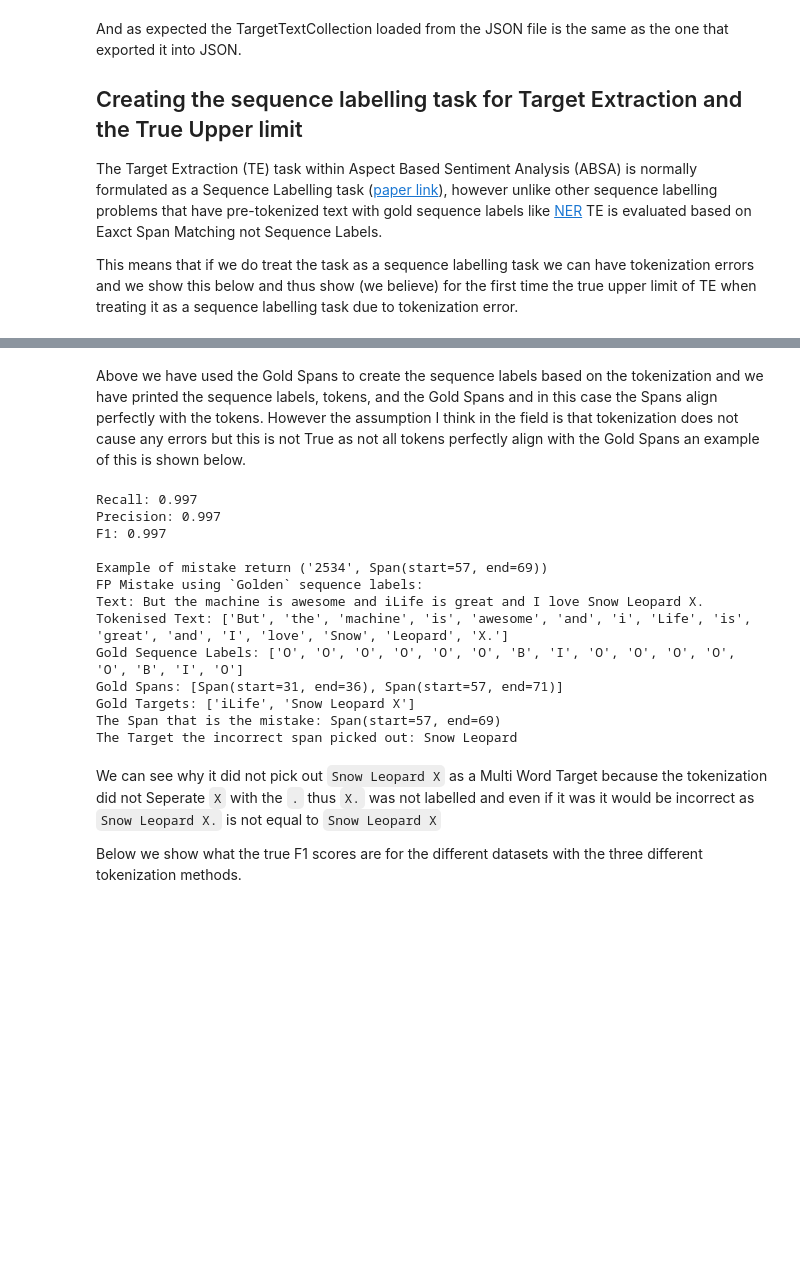
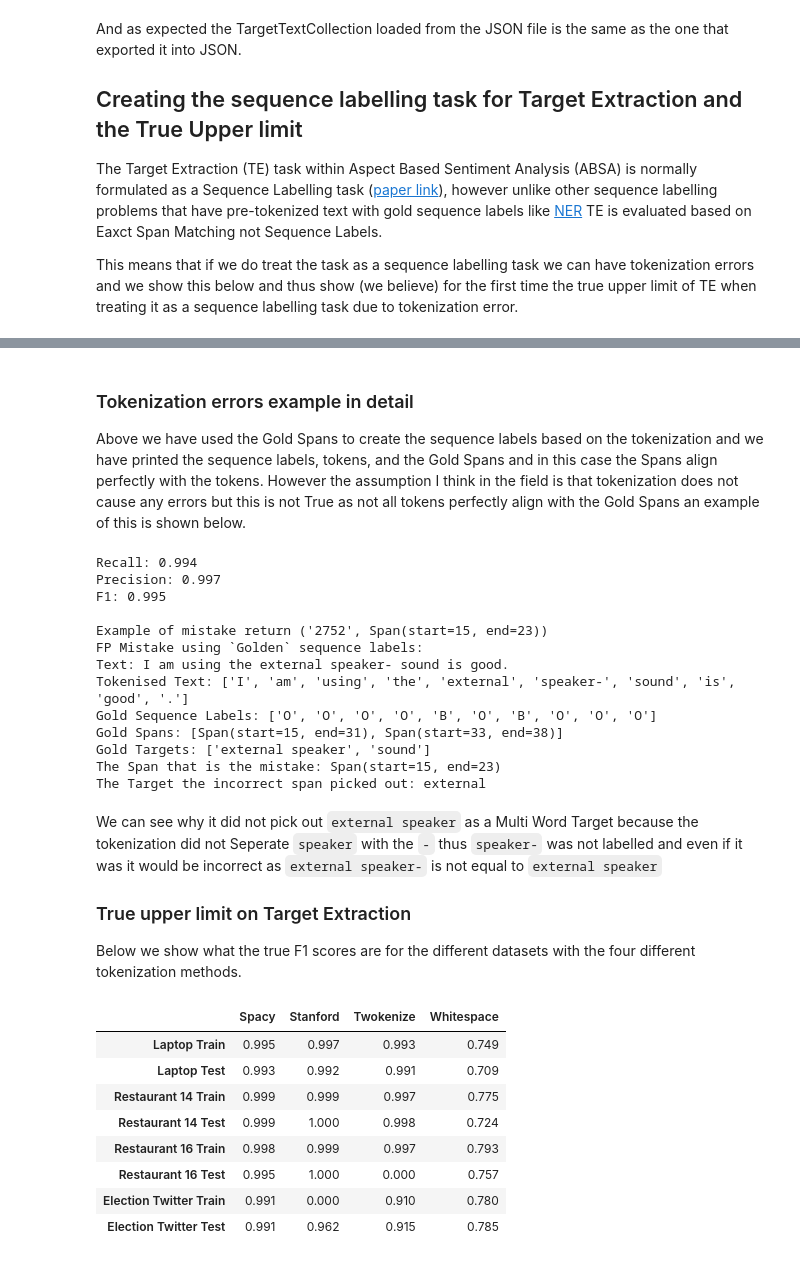
Before and after one commit to apmoore1/target-extraction, a Jupyter notebook: tutorials/Load_and_Explore_Target_Extraction.ipynb, the cells around one changed output, grey strips where cells are left out. Saved outputs shown, nothing was run; the diff lists cells and outputs as text; code cells hidden in the pictures; blank space fills up the shorter version.

```diff
--- a/tutorials/Load_and_Explore_Target_Extraction.ipynb
+++ b/tutorials/Load_and_Explore_Target_Extraction.ipynb
@@ -256,7 +311,7 @@ We can also use these tokenizers to tokenizse the whole of our datasets easily a
 # Tokenize each dataset
 for name, dataset in name_dataset:
   print(name)
-  dataset.tokenize(stanford_tok_en)
+  dataset.tokenize(spacy_tok_en)
 
 sample = rest_target_16_train['1086415:2']
 print(f"Text: {sample['text']}\nTokens: {sample['tokenized_text']}")
@@ -337,7 +396,7 @@ Like the tokenizers we can easily POS tag the whole dataset as shown below:
 # POS tag each dataset
 for name, dataset in name_dataset:
   print(name)
-  dataset.pos_text(stanford_pos_en_coarse)
+  dataset.pos_text(spacy_pos_en)
 
 sample = rest_target_16_train['1086415:2']
 print(f"Text: {sample['text']}\nTokens: {sample['tokenized_text']}\nPOS tags: {sample['pos_tags']}")
@@ -389,9 +450,13 @@ This means that if we do treat the task as a sequence labelling task we can have
 # %%
 # Just to let you know for the Future to perform sequence_labels it requires
 # you to tokenize the TargetTextCollection first
+
+sequence_label_errors = {}
 for name, dataset in name_dataset:
   print(name)
-  dataset.sequence_labels()
+  # Return errors shows if any samples have overlapping targets
+  return_errors = dataset.sequence_labels(return_errors=True)
+  sequence_label_errors[name] = return_errors
 sample = rest_target_16_train['1086415:2']
 print(sample['sequence_labels'])
 print(sample['tokenized_text'])
@@ -410,0 +482,3 @@ Restaurant 16_Test
+# %%
+for dataset_name, return_errors in sequence_label_errors.items():
+  print(f'Dataset {dataset_name}, number of errors: {len(return_errors)}')
@@ -411,4 +521,5 @@ Restaurant 16_Test
 # %% [markdown]
+### Tokenization errors example in detail
 Above we have used the Gold Spans to create the sequence labels based on the tokenization and we have printed the sequence labels, tokens, and the Gold Spans and in this case the Spans align perfectly with the tokens. However the assumption I think in the field is that tokenization does not cause any errors but this is not True as not all tokens perfectly align with the Gold Spans an example of this is shown below.
 # %%
 measures = laptop_train.exact_match_score('sequence_labels')
@@ -421,7 +532,7 @@ print(f'Example of mistake return {false_positive_mistakes[0]}')
 fp_sample_mistake_id = false_positive_mistakes[0][0]
 fp_sample_mistake_span = false_positive_mistakes[0][1]
 
-fp_sample = laptop_train[fp_sample_mistake_id]
+fp_sample = laptop_train['2752']
 incorrect_target = fp_sample['text'][fp_sample_mistake_span.start:fp_sample_mistake_span.end]
 print(f'FP Mistake using `Golden` sequence labels:\nText: {fp_sample["text"]}'
       f'\nTokenised Text: {fp_sample["tokenized_text"]}\n'
@@ -430,32 +541,53 @@ print(f'FP Mistake using `Golden` sequence labels:\nText: {fp_sample["text"]}'
       f'The Span that is the mistake: {fp_sample_mistake_span}\n'
       f'The Target the incorrect span picked out: {incorrect_target}')
 # %% [output]
-Recall: 0.997
+Recall: 0.994
 Precision: 0.997
-F1: 0.997
+F1: 0.995
 
-Example of mistake return ('2534', Span(start=57, end=69))
+Example of mistake return ('2752', Span(start=15, end=23))
 FP Mistake using `Golden` sequence labels:
-Text: But the machine is awesome and iLife is great and I love Snow Leopard X.
-Tokenised Text: ['But', 'the', 'machine', 'is', 'awesome', 'and', 'i', 'Life', 'is', 'great', 'and', 'I', 'love', 'Snow', 'Leopard', 'X.']
-Gold Sequence Labels: ['O', 'O', 'O', 'O', 'O', 'O', 'B', 'I', 'O', 'O', 'O', 'O', 'O', 'B', 'I', 'O']
-Gold Spans: [Span(start=31, end=36), Span(start=57, end=71)]
-Gold Targets: ['iLife', 'Snow Leopard X']
-The Span that is the mistake: Span(start=57, end=69)
-The Target the incorrect span picked out: Snow Leopard
+Text: I am using the external speaker- sound is good.
+Tokenised Text: ['I', 'am', 'using', 'the', 'external', 'speaker-', 'sound', 'is', 'good', '.']
+Gold Sequence Labels: ['O', 'O', 'O', 'O', 'B', 'O', 'B', 'O', 'O', 'O']
+Gold Spans: [Span(start=15, end=31), Span(start=33, end=38)]
+Gold Targets: ['external speaker', 'sound']
+The Span that is the mistake: Span(start=15, end=23)
+The Target the incorrect span picked out: external
 # %% [markdown]
-We can see why it did not pick out `Snow Leopard X` as a Multi Word Target because the tokenization did not Seperate `X` with the `.` thus `X.` was not labelled and even if it was it would be incorrect as `Snow Leopard X.` is not equal to `Snow Leopard X`
+We can see why it did not pick out `external speaker` as a Multi Word Target because the tokenization did not Seperate `speaker` with the `-` thus `speaker-` was not labelled and even if it was it would be incorrect as `external speaker-` is not equal to `external speaker`
 
-Below we show what the true F1 scores are for the different datasets with the three different tokenization methods.
+### True upper limit on Target Extraction
+
+Below we show what the true F1 scores are for the different datasets with the four different tokenization methods.
 # %%
 name_tokenizer = [('Stanford', stanford_tok_en), ('Spacy', spacy_tok_en),
-                  ('Whitespace', whitespace_tok)]
+                  ('Twokenize', twitter_tok), ('Whitespace', whitespace_tok)]
+dataset_tok_errors = {}
 dataset_tokenizer = defaultdict(lambda: {})
 for dataset_name, dataset in name_dataset:
   for tokenizer_name, tokenizer in name_tokenizer:
-    dataset.tokenize(tokenizer)
-    dataset.sequence_labels()
-    measures = dataset.exact_match_score('sequence_labels')
-    f1 = measures[2]
+    try:
+      dataset.tokenize(tokenizer)
+      errors = dataset.sequence_labels(return_errors=True)
+      if errors:
+        dataset_tok_errors[f'{dataset_name} {tokenizer_name}'] = errors
+        f1 = 0.0
+      else:
+        measures = dataset.exact_match_score('sequence_labels')
+        f1 = measures[2]
+    except:
+      dataset_tok_errors[f'{dataset_name} {tokenizer_name}'] = 'Tokenization error'
+      f1 = 0.0
     dataset_tokenizer[dataset_name][tokenizer_name] = f1
 pd.DataFrame(dataset_tokenizer).T.round(3)
+# %% [output]
+|  | Spacy | Stanford | Twokenize | Whitespace |
+| Laptop Train | 0.995 | 0.997 | 0.993 | 0.749 |
+| Laptop Test | 0.993 | 0.992 | 0.991 | 0.709 |
+| Restaurant 14 Train | 0.999 | 0.999 | 0.997 | 0.775 |
+| Restaurant 14 Test | 0.999 | 1.000 | 0.998 | 0.724 |
+| Restaurant 16 Train | 0.998 | 0.999 | 0.997 | 0.793 |
+| Restaurant 16 Test | 0.995 | 1.000 | 0.000 | 0.757 |
+| Election Twitter Train | 0.991 | 0.000 | 0.910 | 0.780 |
+| Election Twitter Test | 0.991 | 0.962 | 0.915 | 0.785 |
```
Also changed, not shown: parts of 32 cells of this notebook.
